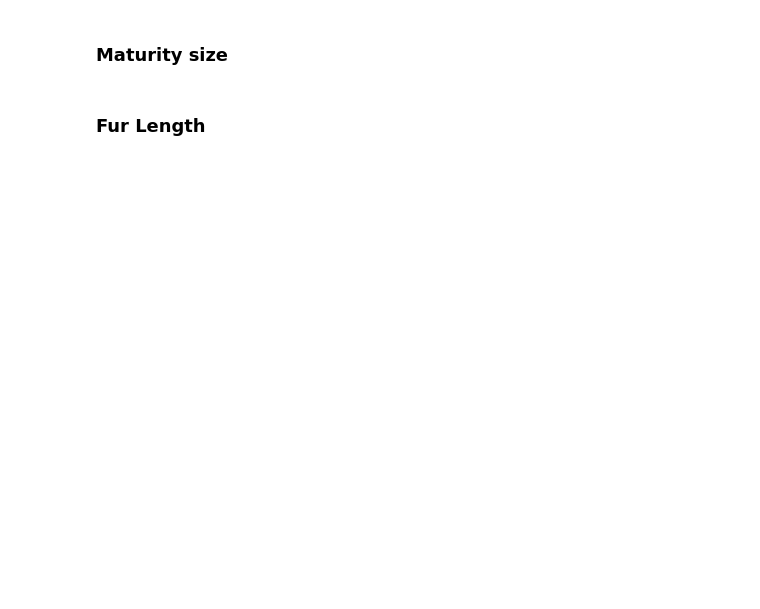
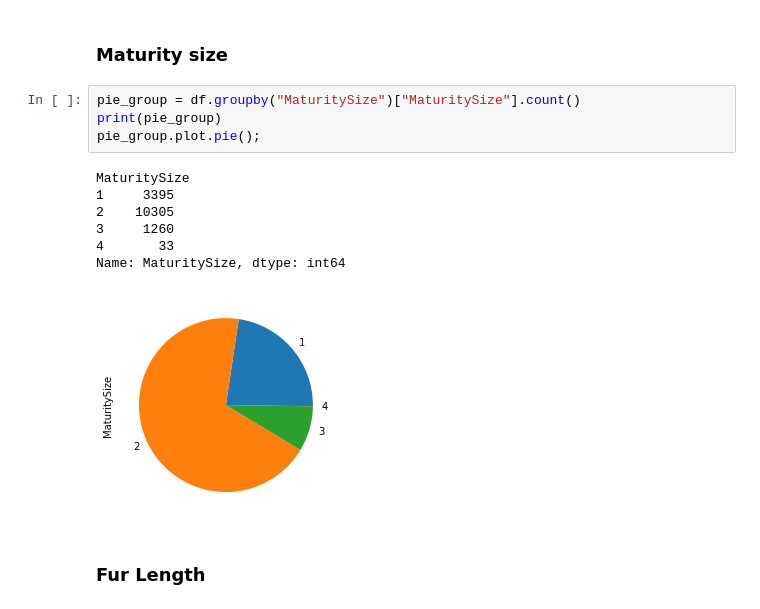
Before and after one commit to naufaldi-fir/adoption-prediction-project, a Jupyter notebook: naufaldi/notebook-naufaldi.ipynb, the cells around one changed output. Cells and saved outputs as stored; diff of their text form; blank space fills up the shorter version.

```diff
--- a/naufaldi/notebook-naufaldi.ipynb
+++ b/naufaldi/notebook-naufaldi.ipynb
@@ -112,4 +107,16 @@ Name: Gender, Length: 14993, dtype: int64
 # %% [markdown]
 ### Maturity size
+# %%
+pie_group = df.groupby("MaturitySize")["MaturitySize"].count()
+print(pie_group)
+pie_group.plot.pie();
+# %% [output]
+MaturitySize
+1     3395
+2    10305
+3     1260
+4       33
+Name: MaturitySize, dtype: int64
+[figure, added]
 # %% [markdown]
 ### Fur Length
```
Also changed, not shown: parts of 9 cells of this notebook.
